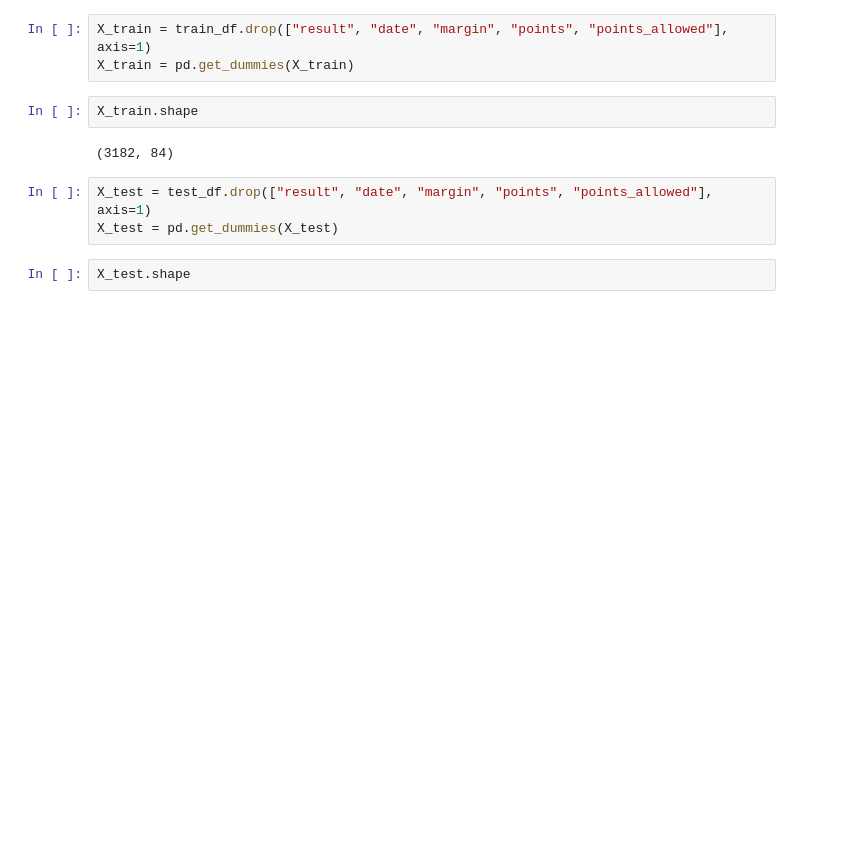
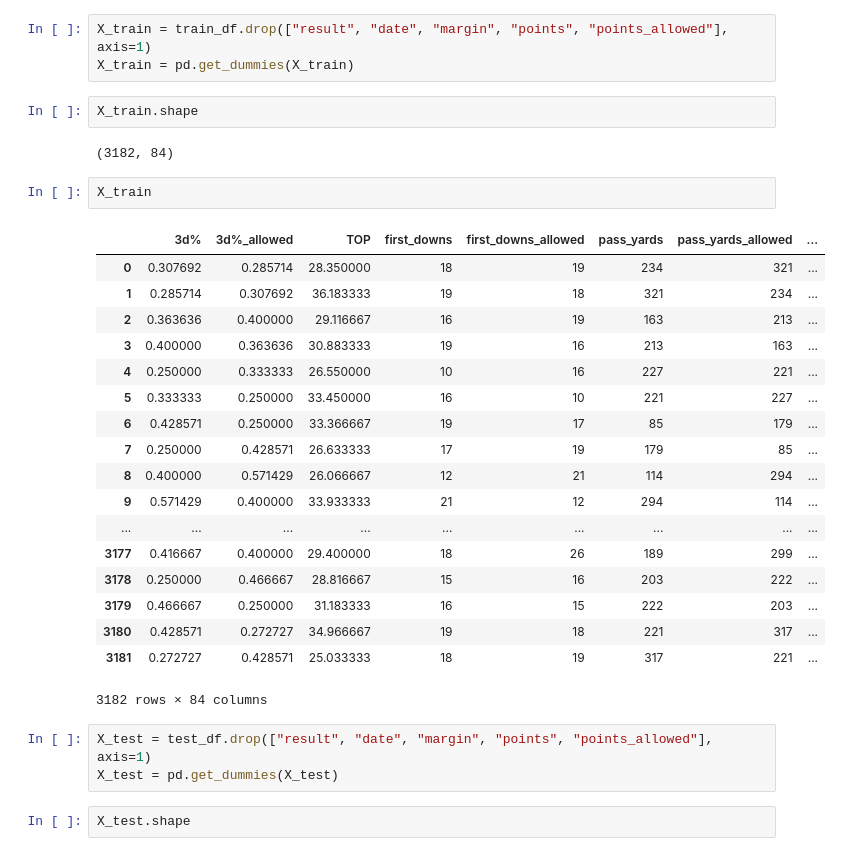
Before and after one commit to mynameisjohnn/nfl_dashboard, a Jupyter notebook: deep_neural_network.ipynb, the cells around one changed output. Drawn from its saved outputs; the diff is of its cells as text; blank space fills up the shorter version.

```diff
--- a/deep_neural_network.ipynb
+++ b/deep_neural_network.ipynb
@@ -85,6 +103,27 @@ X_train = pd.get_dummies(X_train)
 X_train.shape
 # %% [output]
 (3182, 84)
+# %%
+X_train
+# %% [output]
+|  | 3d% | 3d%_allowed | TOP | first_downs | first_downs_allowed | pass_yards | pass_yards_allowed | ... |
+| 0 | 0.307692 | 0.285714 | 28.350000 | 18 | 19 | 234 | 321 | ... |
+| 1 | 0.285714 | 0.307692 | 36.183333 | 19 | 18 | 321 | 234 | ... |
+| 2 | 0.363636 | 0.400000 | 29.116667 | 16 | 19 | 163 | 213 | ... |
+| 3 | 0.400000 | 0.363636 | 30.883333 | 19 | 16 | 213 | 163 | ... |
+| 4 | 0.250000 | 0.333333 | 26.550000 | 10 | 16 | 227 | 221 | ... |
+| 5 | 0.333333 | 0.250000 | 33.450000 | 16 | 10 | 221 | 227 | ... |
+| 6 | 0.428571 | 0.250000 | 33.366667 | 19 | 17 | 85 | 179 | ... |
+| 7 | 0.250000 | 0.428571 | 26.633333 | 17 | 19 | 179 | 85 | ... |
+| 8 | 0.400000 | 0.571429 | 26.066667 | 12 | 21 | 114 | 294 | ... |
+| 9 | 0.571429 | 0.400000 | 33.933333 | 21 | 12 | 294 | 114 | ... |
+| ... | ... | ... | ... | ... | ... | ... | ... | ... |
+| 3177 | 0.416667 | 0.400000 | 29.400000 | 18 | 26 | 189 | 299 | ... |
+| 3178 | 0.250000 | 0.466667 | 28.816667 | 15 | 16 | 203 | 222 | ... |
+| 3179 | 0.466667 | 0.250000 | 31.183333 | 16 | 15 | 222 | 203 | ... |
+| 3180 | 0.428571 | 0.272727 | 34.966667 | 19 | 18 | 221 | 317 | ... |
+| 3181 | 0.272727 | 0.428571 | 25.033333 | 18 | 19 | 317 | 221 | ... |
+3182 rows × 84 columns
 # %%
 X_test = test_df.drop(["result", "date", "margin", "points", "points_allowed"], axis=1)
 X_test = pd.get_dummies(X_test)
```
Also changed, not shown: parts of 7 cells of this notebook, 1 other file.
